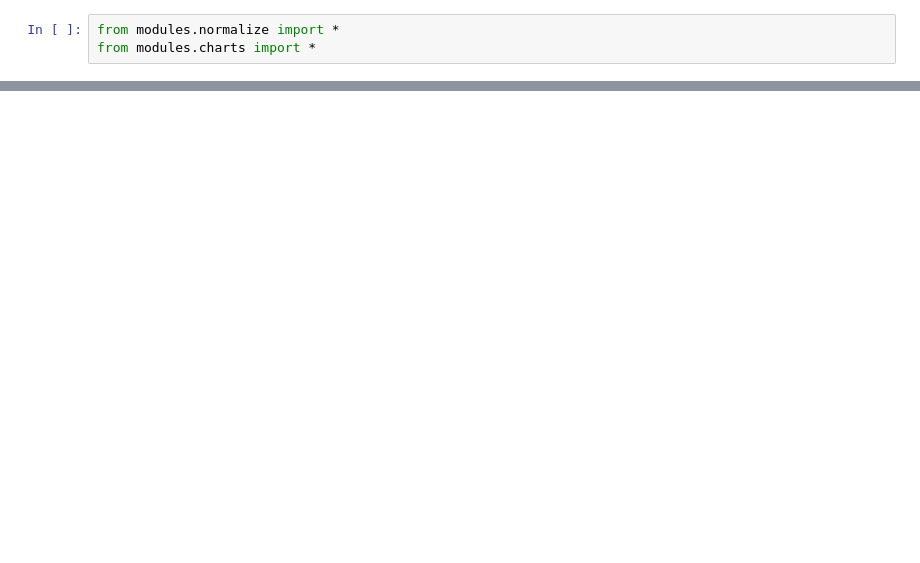
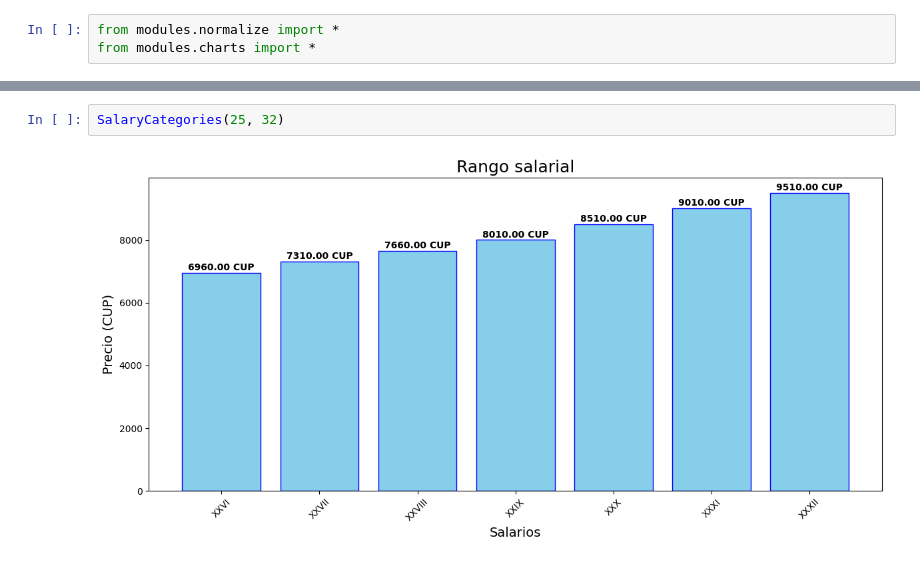
Before and after one commit to L14Npy/project_01, a Jupyter notebook: story.ipynb, the cells around one changed output, grey strips where cells are left out. Drawn from its saved outputs; the diff is of its cells as text; blank space fills up the shorter version.

```diff
--- a/story.ipynb
+++ b/story.ipynb
@@ -103,0 +16,4 @@ Se muestra en la gráfica la **cantidad (unidad) de productos** comprables con e
+# %%
+SalaryCategories(25, 32)
+# %% [output]
+[figure, added]
```
Also changed, not shown: parts of 40 cells of this notebook, 8 other files.
